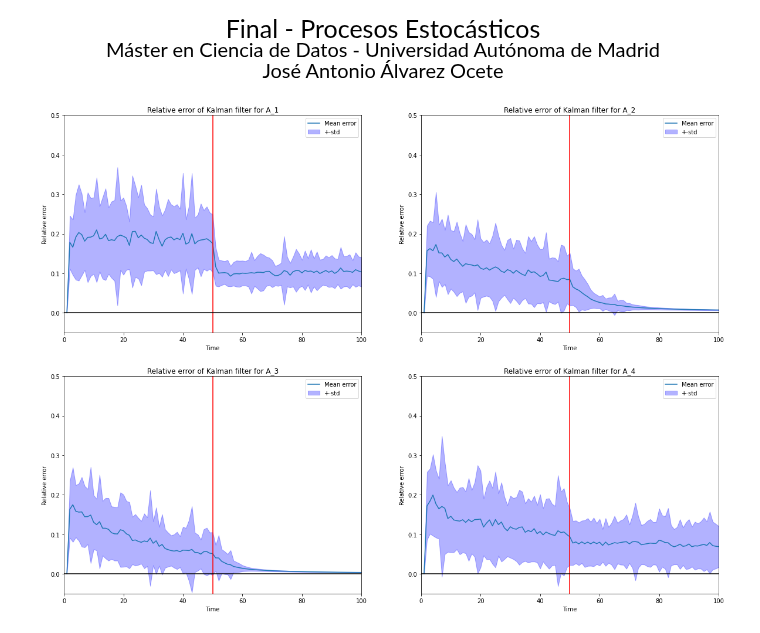
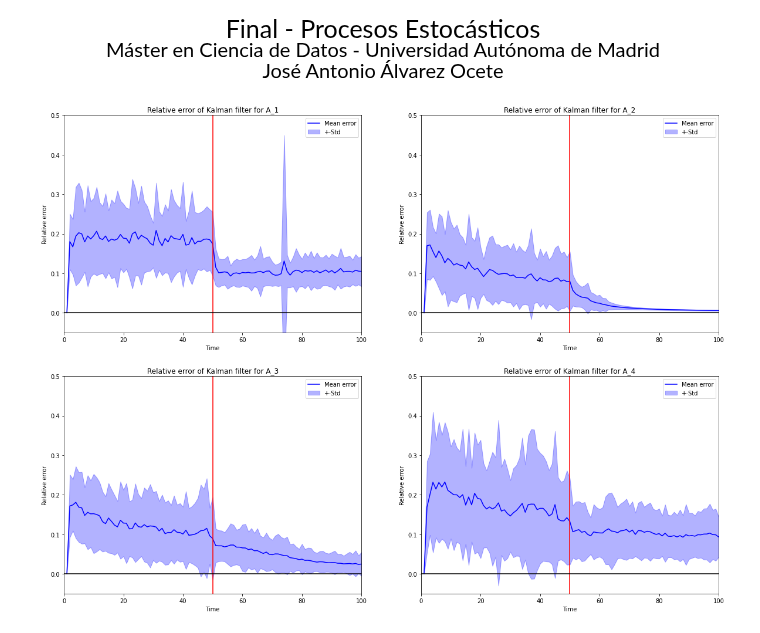
Before and after one commit to Ocete/mcd, a Jupyter notebook: PE/Discreto/final/kalman.ipynb, the cells around one changed output. Drawn from its saved outputs; the diff is of its cells as text; code cells hidden in the pictures.

```diff
--- a/PE/Discreto/final/kalman.ipynb
+++ b/PE/Discreto/final/kalman.ipynb
@@ -6,10 +6,15 @@
 from kalman_aux import mk_mat, u_f, B, C, Q, R, sigma_v, sigma_w
 import numpy as np
 import matplotlib.pyplot as plt
+import random
+
+def set_seed(s):
+    random.seed(s)
+    np.random.seed(s)
 # %%
 def get_test_case(i_test_case):
     if i_test_case < 0 or i_test_case > 4:
-        exit('i_test_case must be in [1,4]')
+        exit('i_test_case must be an integer in [1,4]')
     lambdas = [[0.2, 0.1, 0, -0.1],
               [0.99, 0.1, 0, -0.1],
               [1, 0.1, 0, -0.1],
@@ -64,35 +69,35 @@ class KalmanFilter():
 
         return abs_errors / xs_norms
 # %%
-def subplot_errors(axis, x, mean, std, model_name):
-    axis.plot(x, mean)
-    axis.fill_between(x, mean-std, mean+std, color='b', alpha=.3)
+def subplot_errors(axis, x, mean, std, model_name, color='b'):
+    axis.plot(x, mean, color=color)
+    axis.fill_between(x, mean-std, mean+std, color=color, alpha=.3)
     axis.axvline(x=50, ymin=0, color='r', label='_nolegend_')
     axis.axhline(y=0, xmin=0, color='black', label='_nolegend_')
     axis.set_xlim([0,100])
     axis.set_ylim([-0.05,0.5])
-    axis.legend(['Mean error', '+-std'])
     axis.set_xlabel('Time')
     axis.set_ylabel('Relative error')
     axis.set_title('Relative error of Kalman filter for {}'.format(model_name))
 
 def plot_errors(models, max_time=100, n_repetitions=100):
     names = [ 'A_{}'.format(i) for i in range(1,5) ]
     x = np.arange(1, 101)
     rel_errors = [
         [ m.simulate_kalman_filter(max_time) for i in range(n_repetitions) ]
         for m in models
     ]
     means = np.mean(rel_errors, axis=1)
     stds = np.std(rel_errors, axis=1)
 
     _, axis = plt.subplots(2, 2, figsize=(20,15))
     axis = np.array(axis).flatten()
     for i in range(4):
         subplot_errors(axis[i], x, means[i], stds[i], names[i])
+        axis[i].legend(['Mean error', '+-Std'])
 
-np.random.seed(123)
+set_seed(123)
 models = [ KalmanFilter(get_test_case(i)) for i in range(1, 5) ]
 plot_errors(models)
 # %% [output]
-[figure, old version]
+[figure, new version]
```
Also changed, not shown: parts of 3 cells of this notebook, 5 other files.
